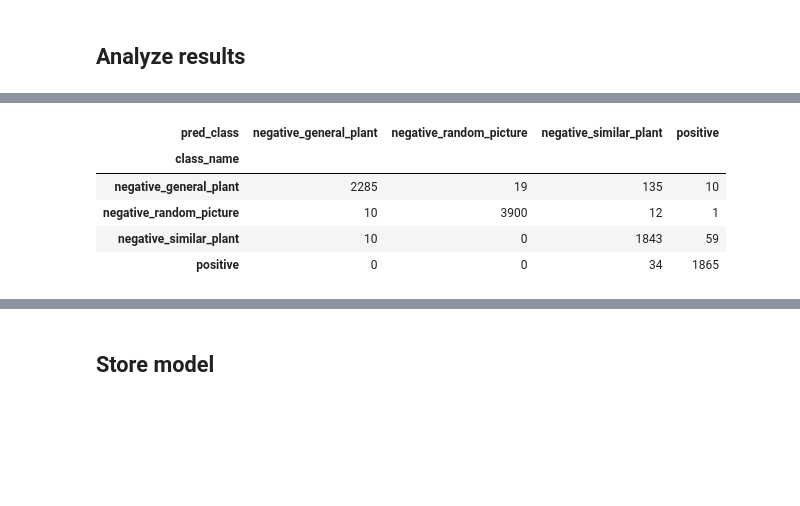
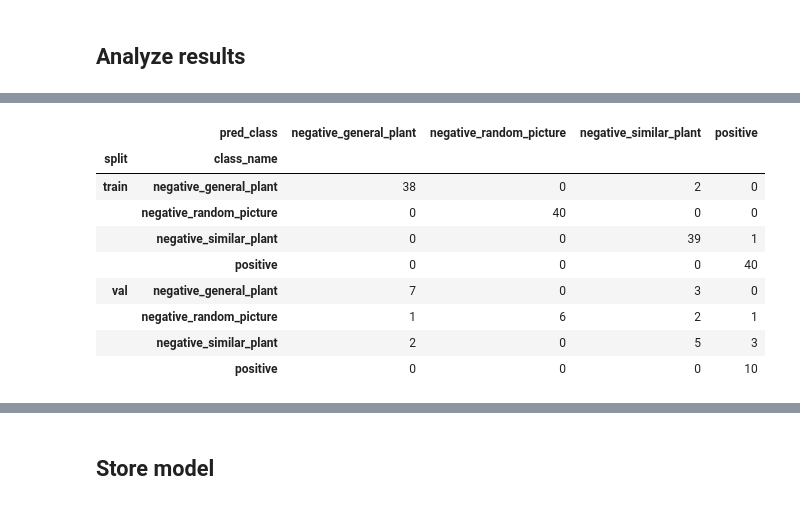
Before and after one commit to KenWronka/poison_ivy_detector, a Jupyter notebook: code/model_pipeline_v1/1.3-train_model.ipynb, the cells around one changed output, grey strips where cells are left out. Drawn from its saved outputs; the diff is of its cells as text; code cells hidden in the pictures; blank space fills up the shorter version.

```diff
--- a/code/model_pipeline_v1/1.3-train_model.ipynb
+++ b/code/model_pipeline_v1/1.3-train_model.ipynb
@@ -180,0 +190,6 @@ for images, labels in train_dataset.take(1):
+# %%
+class_weights = {
+    i: class_weight_defaults[class_name]
+    for i, class_name in enumerate(class_names)
+}
+print(class_weights)
@@ -249,7 +266,7 @@ kwargs = {
 if ds_config['has_val']:
     kwargs['validation_data'] = val_dataset
 
-history = model.fit(train_dataset, **kwargs)
+history = model.fit(train_dataset, class_weight=class_weights, **kwargs)
 print("MODEL COMPLETE")
 # %% [output]
 Epoch 1/500
@@ -315,6 +332,6 @@ history_FT = model.fit(train_dataset,
                        epochs=epochs['fine_tuning'] + base_epochs,
                        initial_epoch=history.epoch[-1],
                        callbacks=callbacks,
-                       verbose=2)
+                       class_weight=class_weights)
 # %% [output]
 Epoch 22/522
@@ -359,4 +376,5 @@ plt.show()
 ## Analyze results
 # %%
 POSITIVE = 'positive'
+NEGATIVE = 'negative'
 POSITIVE_IND = class_names.index(POSITIVE)
@@ -394,18 +426,22 @@ df_res.head()
 # %%
 conf_matrix = (
-    df_res.groupby(['class_name', 'pred_class'])['class_value']
+    df_res.groupby(['split', 'class_name', 'pred_class'])['class_value']
         .count()
         .reset_index()
         .rename({'class_value': 'counts'}, axis=1)
-        .pivot(index='class_name', columns='pred_class', values='counts')
+        .pivot(index=['split', 'class_name'], columns='pred_class', values='counts')
         .fillna(0)
         .astype('int')
 )
 conf_matrix
 # %% [output]
-| pred_class | negative_general_plant | negative_random_picture | negative_similar_plant | positive |
-| class_name |  |  |  |  |
-| negative_general_plant | 2285 | 19 | 135 | 10 |
-| negative_random_picture | 10 | 3900 | 12 | 1 |
-| negative_similar_plant | 10 | 0 | 1843 | 59 |
-| positive | 0 | 0 | 34 | 1865 |
+|  | pred_class | negative_general_plant | negative_random_picture | negative_similar_plant | positive |
+| split | class_name |  |  |  |  |
+| train | negative_general_plant | 38 | 0 | 2 | 0 |
+|  | negative_random_picture | 0 | 40 | 0 | 0 |
+|  | negative_similar_plant | 0 | 0 | 39 | 1 |
+|  | positive | 0 | 0 | 0 | 40 |
+| val | negative_general_plant | 7 | 0 | 3 | 0 |
+|  | negative_random_picture | 1 | 6 | 2 | 1 |
+|  | negative_similar_plant | 2 | 0 | 5 | 3 |
+|  | positive | 0 | 0 | 0 | 10 |
```
Also changed, not shown: parts of 12 cells of this notebook.
